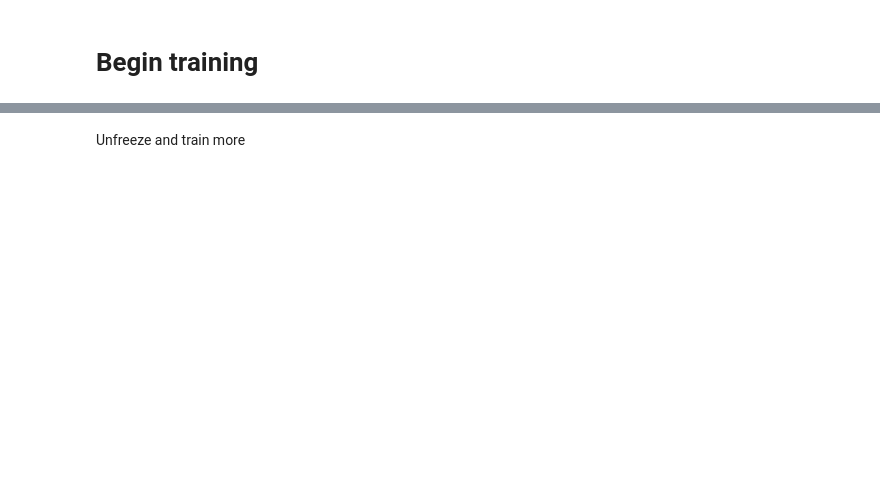
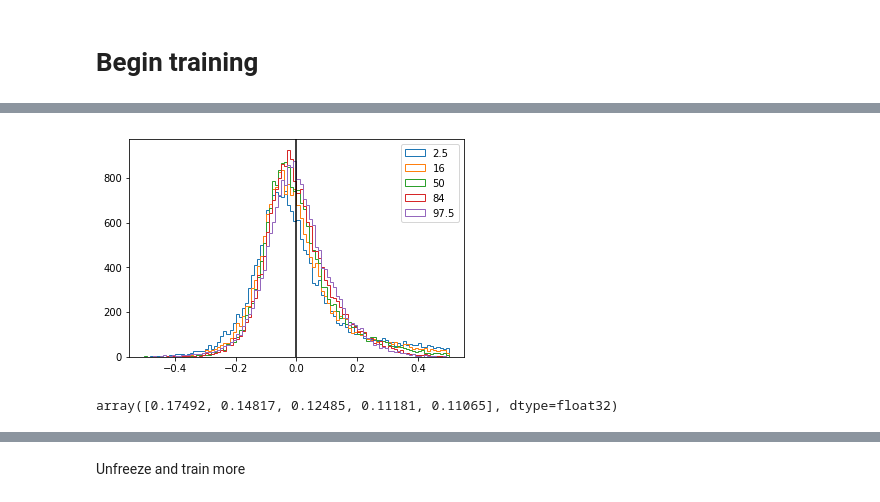
Before and after one commit to jwuphysics/galaxy-cnns, a Jupyter notebook: notebook/2. A tuned model for predicting oxygen abundance.ipynb, the cells around one changed output, grey strips where cells are left out. Saved outputs shown, nothing was run; the diff lists cells and outputs as text; code cells hidden in the pictures; blank space fills up the shorter version.

```diff
--- a/notebook/2. A tuned model for predicting oxygen abundance.ipynb
+++ b/notebook/2. A tuned model for predicting oxygen abundance.ipynb
@@ -159 +166,13 @@ We'll also lower the training rate slightly
+# %%
+
+for i in range(5):
+    plt.hist(np.median(p_val, axis=0)[:, i]-y_val[:, i], bins=100, histtype='step', range=[-0.5, 0.5]);
+plt.legend(['2.5', '16', '50', '84', '97.5']);
+plt.axvline(0, c='k');
+# %% [output]
+[figure, added]
+# %%
+np.sqrt(np.mean((np.mean(p_val, axis=0) - y_val)**2, axis=0))
+# %% [output]
+array([0.17492, 0.14817, 0.12485, 0.11181, 0.11065], dtype=float32)
 # %%
```
Also changed, not shown: parts of 42 cells of this notebook.
